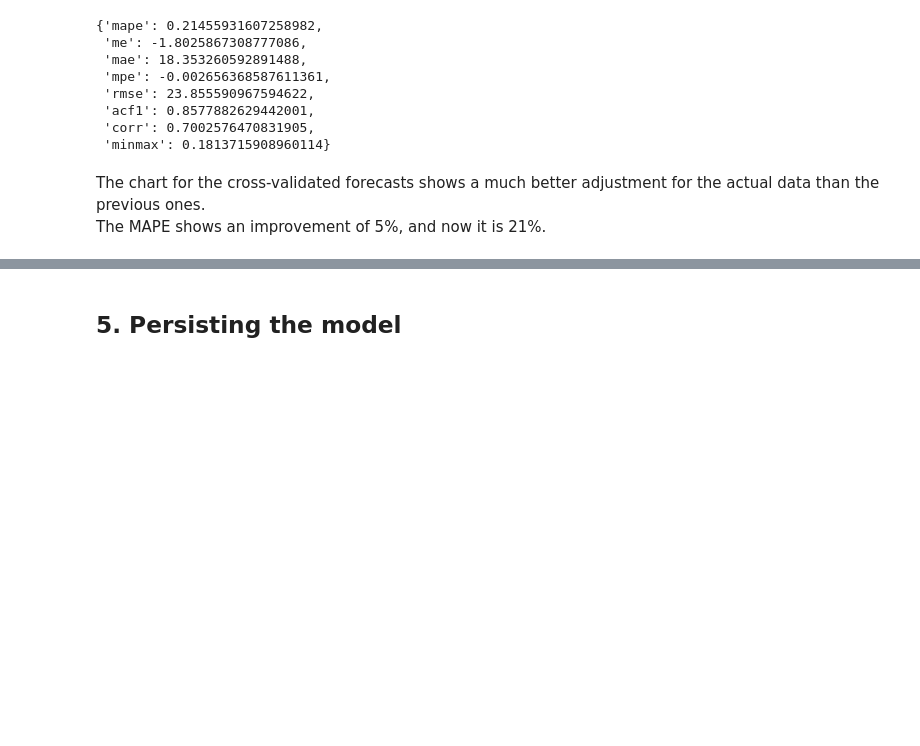
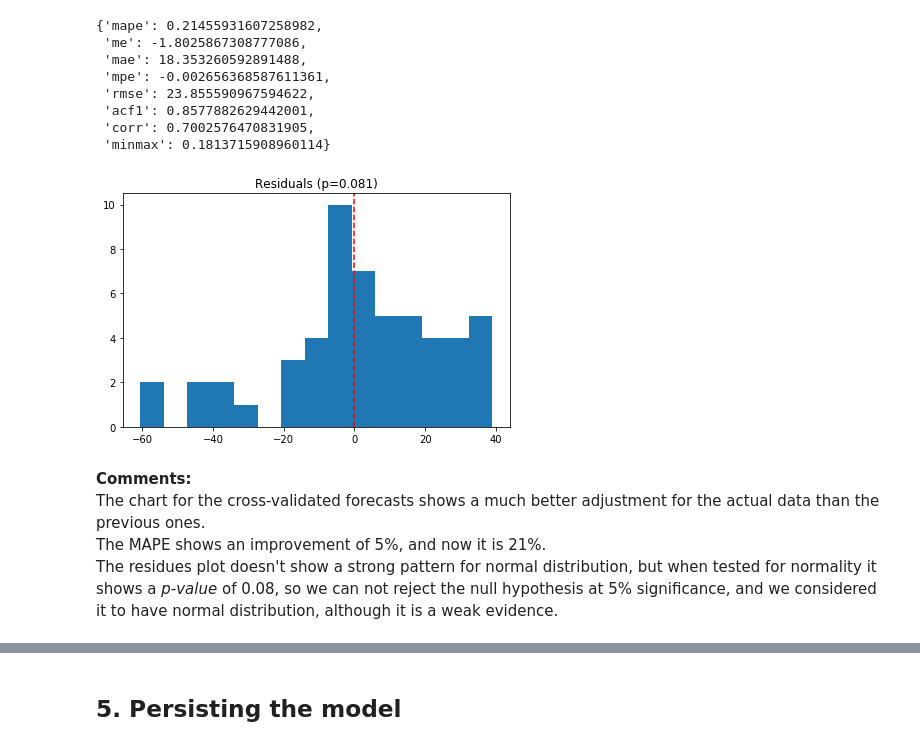
Before and after one commit to rejaneol/iron_ore_price_forecasting, a Jupyter notebook: iron-ore-prices-forecasting.ipynb, the cells around one changed output, grey strips where cells are left out. Saved outputs shown, nothing was run; the diff lists cells and outputs as text; code cells hidden in the pictures; blank space fills up the shorter version.

Commit message:
residuals plot added

```diff
--- a/iron-ore-prices-forecasting.ipynb
+++ b/iron-ore-prices-forecasting.ipynb
@@ -812,6 +812,20 @@ forecast_accuracy(predictions, y[-n_test:])
  'acf1': 0.8577882629442001,
  'corr': 0.7002576470831905,
  'minmax': 0.1813715908960114}
+# %%
+# Plot the residuals
+resid = y[-n_test:] - predictions
+_, p = normaltest(resid)
+plt.hist(resid, bins=15)
+plt.axvline(0, linestyle='--', c='r')
+plt.title(f'Residuals (p={p:.3f})')
+
+plt.tight_layout()
+plt.show()
+# %% [output]
+[figure, added]
 # %% [markdown]
+**Comments:**
 The chart for the cross-validated forecasts shows a much better adjustment for the actual data than the previous ones.
 The MAPE shows an improvement of 5%, and now it is 21%.
+The residues plot doesn't show a strong pattern for normal distribution, but when tested for normality it shows a _p-value_ of 0.08, so we can not reject the null hypothesis at 5% significance, and we considered it to have normal distribution, although it is a weak evidence.
```
Also changed, not shown: parts of 9 cells of this notebook.
